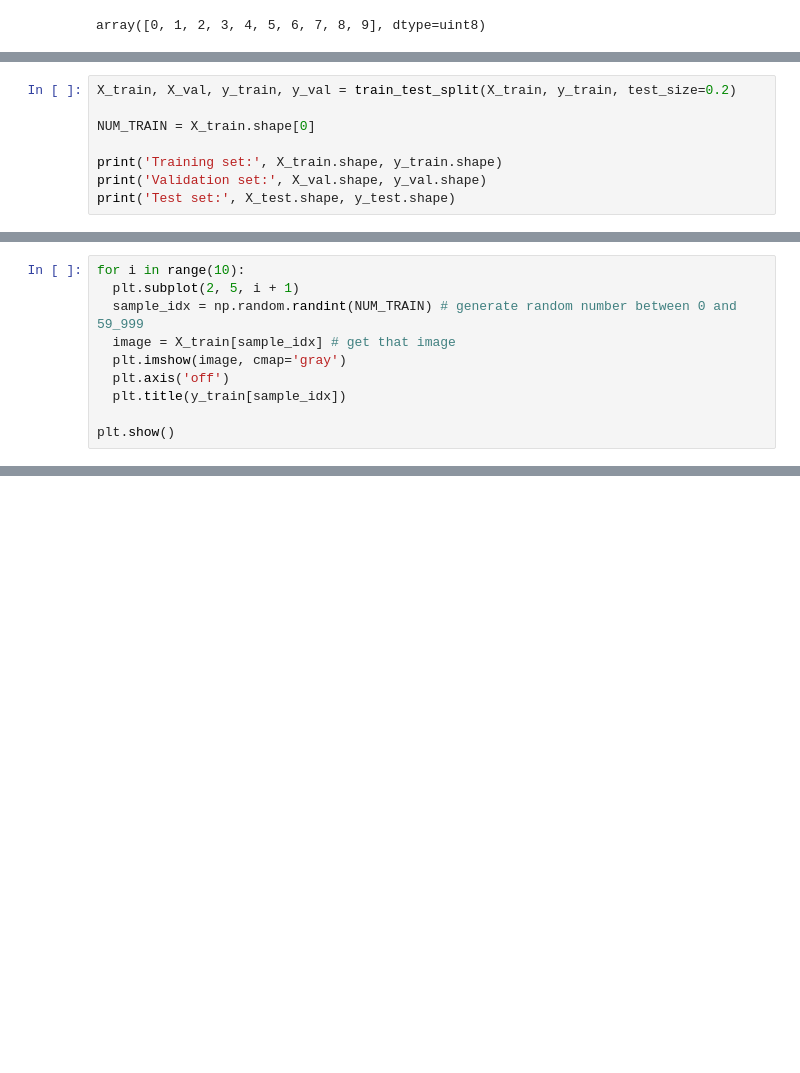
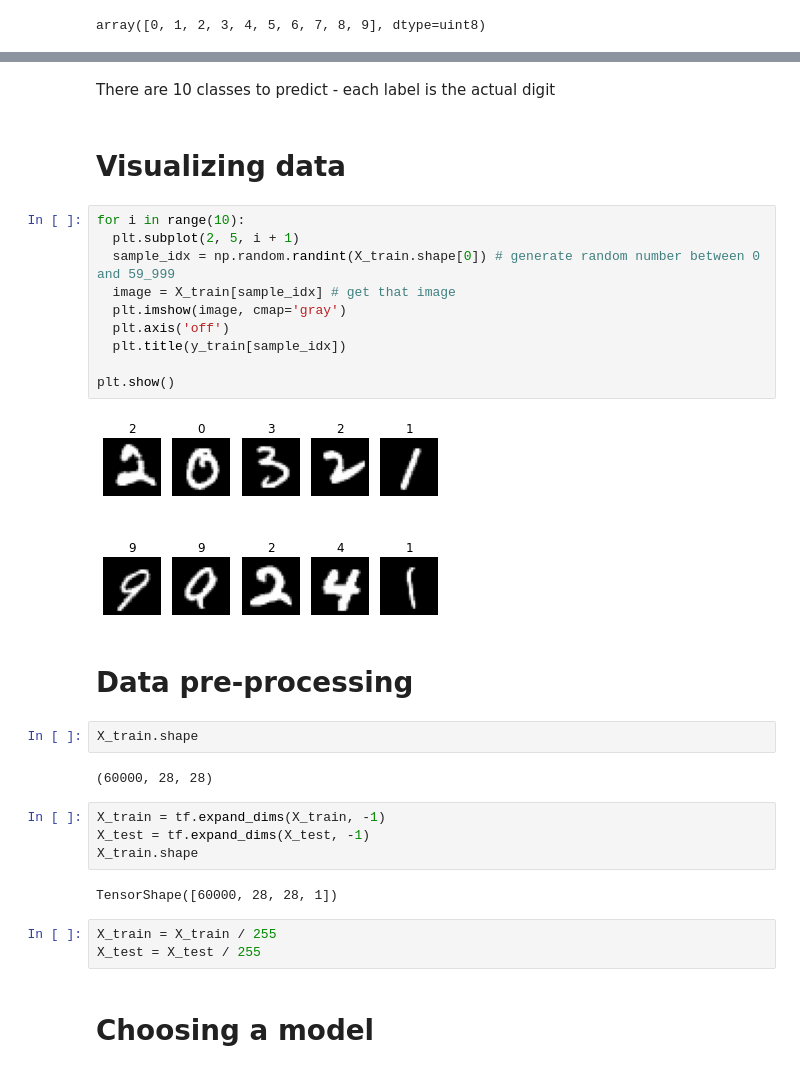
Before and after one commit to SimeonHristov99/AI_MNIST_Tensorflow, a Jupyter notebook: TensorflowMNIST.ipynb, the cells around one changed output, grey strips where cells are left out. Cells and saved outputs as stored; diff of their text form; blank space fills up the shorter version.

```diff
--- a/TensorflowMNIST.ipynb
+++ b/TensorflowMNIST.ipynb
@@ -43,8 +37,0 @@ array([0, 1, 2, 3, 4, 5, 6, 7, 8, 9], dtype=uint8)
-# %%
-X_train, X_val, y_train, y_val = train_test_split(X_train, y_train, test_size=0.2)
-
-NUM_TRAIN = X_train.shape[0]
-
-print('Training set:', X_train.shape, y_train.shape)
-print('Validation set:', X_val.shape, y_val.shape)
-print('Test set:', X_test.shape, y_test.shape)
@@ -87,10 +37,0 @@ array([0.        , 0.00392157, 0.00784314, 0.01176471, 0.01960784,
-# %%
-for i in range(10):
-  plt.subplot(2, 5, i + 1)
-  sample_idx = np.random.randint(NUM_TRAIN) # generate random number between 0 and 59_999
-  image = X_train[sample_idx] # get that image
-  plt.imshow(image, cmap='gray')
-  plt.axis('off')
-  plt.title(y_train[sample_idx])
-
-plt.show()
@@ -180,0 +38,33 @@ AttributeError: ignored
+# %% [markdown]
+There are 10 classes to predict - each label is the actual digit
+# %% [markdown]
+# Visualizing data
+# %%
+for i in range(10):
+  plt.subplot(2, 5, i + 1)
+  sample_idx = np.random.randint(X_train.shape[0]) # generate random number between 0 and 59_999
+  image = X_train[sample_idx] # get that image
+  plt.imshow(image, cmap='gray')
+  plt.axis('off')
+  plt.title(y_train[sample_idx])
+
+plt.show()
+# %% [output]
+[figure, added]
+# %% [markdown]
+# Data pre-processing
+# %%
+X_train.shape
+# %% [output]
+(60000, 28, 28)
+# %%
+X_train = tf.expand_dims(X_train, -1)
+X_test = tf.expand_dims(X_test, -1)
+X_train.shape
+# %% [output]
+TensorShape([60000, 28, 28, 1])
+# %%
+X_train = X_train / 255
+X_test = X_test / 255
+# %% [markdown]
+# Choosing a model
```
Also changed, not shown: parts of 35 cells of this notebook.
